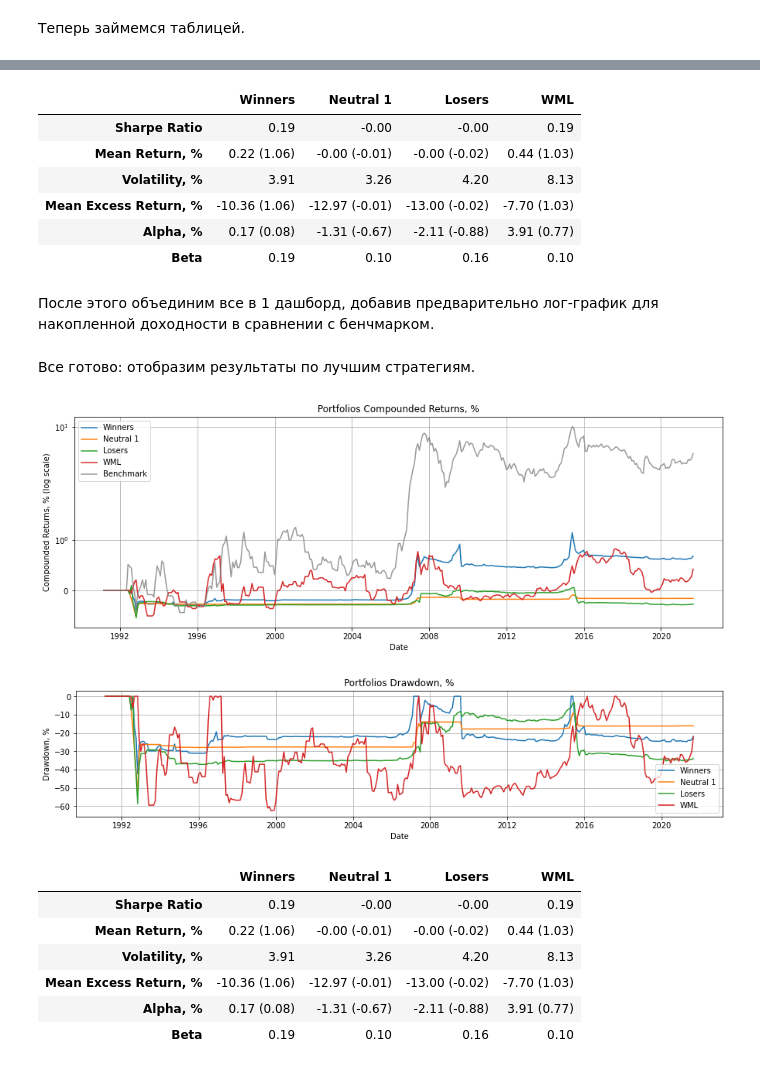
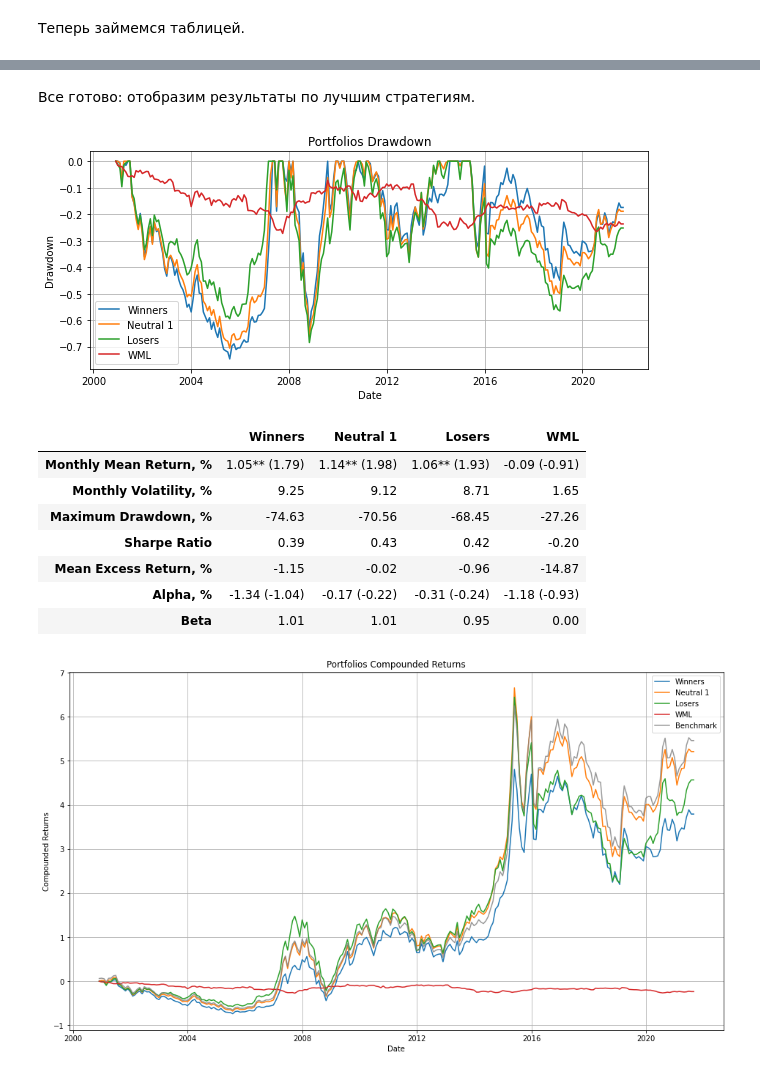
Before and after one commit to atomtosov/pqr, a Jupyter notebook: examples/china_momentum_value.ipynb, the cells around one changed output, grey strips where cells are left out. Saved outputs shown, nothing was run; the diff lists cells and outputs as text; code cells hidden in the pictures.

```diff
--- a/examples/china_momentum_value.ipynb
+++ b/examples/china_momentum_value.ipynb
@@ -7,19 +9,12 @@ import pqr
 # %%
-prices = pd.read_csv("./factors/china/close_price.csv", index_col=0, parse_dates=True)
-volume = pd.read_csv("./factors/china/trading_volume.csv", index_col=0, parse_dates=True)
-pe = pd.read_csv("./factors/china/pe.csv", index_col=0, parse_dates=True)
+prices = pd.read_csv("./factors/china/close_price.csv", index_col=0, parse_dates=True)["2000":]
+pe = pd.read_csv("./factors/china/pe.csv", index_col=0, parse_dates=True)["2000":]
 
-prices, volume, pe = pqr.utils.replace_with_nan(prices, volume, pe, to_replace=0)
-
-# первые наблюдения (с 1973 по ~1991) состоят просто из нанов, удаляем их
-for df in prices, volume, pe:
-    df.dropna(axis=0, how="all", inplace=True)
+prices, pe = pqr.utils.replace_with_nan(prices, pe, to_replace=0)
+prices, pe = pqr.utils.align(prices, pe)
 # %% [markdown]
 # Формируем бенчмарк
 # %%
-universe = pqr.Universe(prices)
-universe.filter(volume >= 1_000_000)
-
-benchmark = pqr.Benchmark.from_universe(universe)
+benchmark = pqr.universe_as_benchmark(prices)
 # %% [markdown]
 # Перебор параметров
@@ -117,14 +103,16 @@ plt.grid();
 # %%
-best_mom = pqr.Factor(
-    prices,
-    better="more",
-    preprocessor=dynamic_factor_preprocessor_factory(1, 0, 1)
+best_mom = dynamic_transform_factory(9, 1, 9)(prices)
+best_value = mean_transform_factory(1, 0, 1)(pe)
+
+portfolios_mom = pqr.backtest_factor_portfolios(
+    factor=best_mom,
+    prices=prices,
+    strategies=pqr.split_quantiles(3),
+    add_wml=True,
 )
-best_value = pqr.Factor(
-    pe,
-    better="less",
-    preprocessor=mean_factor_preprocessor_factory(3, 0, 3)
+portfolios_value = pqr.backtest_factor_portfolios(
+    factor=best_value,
+    prices=prices,
+    strategies=pqr.split_quantiles(3),
+    add_wml=True,
 )
-
-portfolios_mom = fm(best_mom, universe)
-portfolios_value = fm(best_value, universe)
@@ -169,13 +199 @@ mini_table = pqr.dash.Table(
-# %%
-mini_table(portfolios_mom)
-# %% [output]
-|  | Winners | Neutral 1 | Losers | WML |
-| Sharpe Ratio | 0.19 | -0.00 | -0.00 | 0.19 |
-| Mean Return, % | 0.22 (1.06) | -0.00 (-0.01) | -0.00 (-0.02) | 0.44 (1.03) |
-| Volatility, % | 3.91 | 3.26 | 4.20 | 8.13 |
-| Mean Excess Return, % | -10.36 (1.06) | -12.97 (-0.01) | -13.00 (-0.02) | -7.70 (1.03) |
-| Alpha, % | 0.17 (0.08) | -1.31 (-0.67) | -2.11 (-0.88) | 3.91 (0.77) |
-| Beta | 0.19 | 0.10 | 0.16 | 0.10 |
-# %% [markdown]
-После этого объединим все в 1 дашборд, добавив предварительно лог-график для накопленной доходности в сравнении с бенчмарком.
 # %%
@@ -187,15 +261,16 @@ dash = pqr.dash.Dashboard(
 # %% [markdown]
 Все готово: отобразим результаты по лучшим стратегиям.
 # %%
-dash(portfolios_mom)
+dashboard(portfolios_mom)
 # %% [output]
-[figure, old version]
+[figure, new version]
+|  | Winners | Neutral 1 | Losers | WML |
+| Monthly Mean Return, % | 1.05** (1.79) | 1.14** (1.98) | 1.06** (1.93) | -0.09 (-0.91) |
+| Monthly Volatility, % | 9.25 | 9.12 | 8.71 | 1.65 |
+| Maximum Drawdown, % | -74.63 | -70.56 | -68.45 | -27.26 |
+| Sharpe Ratio | 0.39 | 0.43 | 0.42 | -0.20 |
+| Mean Excess Return, % | -1.15 | -0.02 | -0.96 | -14.87 |
+| Alpha, % | -1.34 (-1.04) | -0.17 (-0.22) | -0.31 (-0.24) | -1.18 (-0.93) |
+| Beta | 1.01 | 1.01 | 0.95 | 0.00 |
-[figure, old version]
+[figure, new version]
-|  | Winners | Neutral 1 | Losers | WML |
-| Sharpe Ratio | 0.19 | -0.00 | -0.00 | 0.19 |
-| Mean Return, % | 0.22 (1.06) | -0.00 (-0.01) | -0.00 (-0.02) | 0.44 (1.03) |
-| Volatility, % | 3.91 | 3.26 | 4.20 | 8.13 |
-| Mean Excess Return, % | -10.36 (1.06) | -12.97 (-0.01) | -13.00 (-0.02) | -7.70 (1.03) |
-| Alpha, % | 0.17 (0.08) | -1.31 (-0.67) | -2.11 (-0.88) | 3.91 (0.77) |
-| Beta | 0.19 | 0.10 | 0.16 | 0.10 |
 # %%
```
Also changed, not shown: parts of 15 cells of this notebook, 12 other files.
